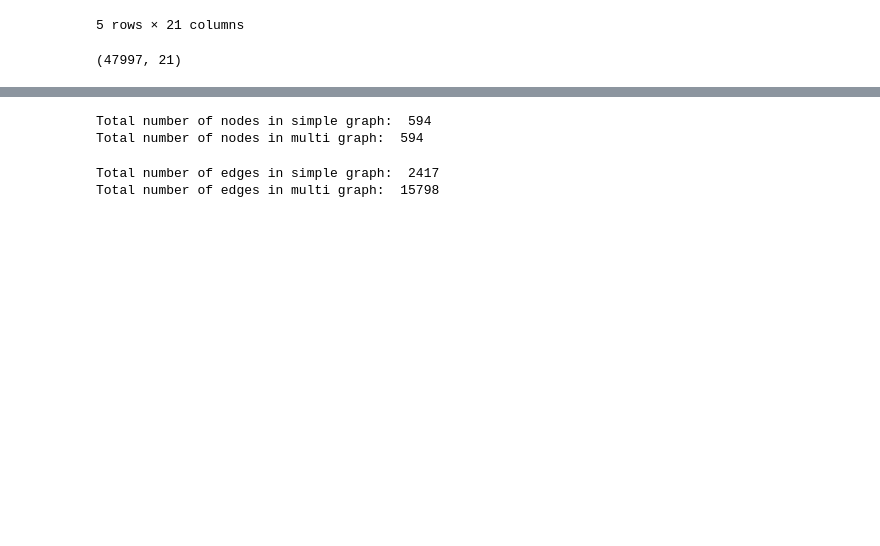
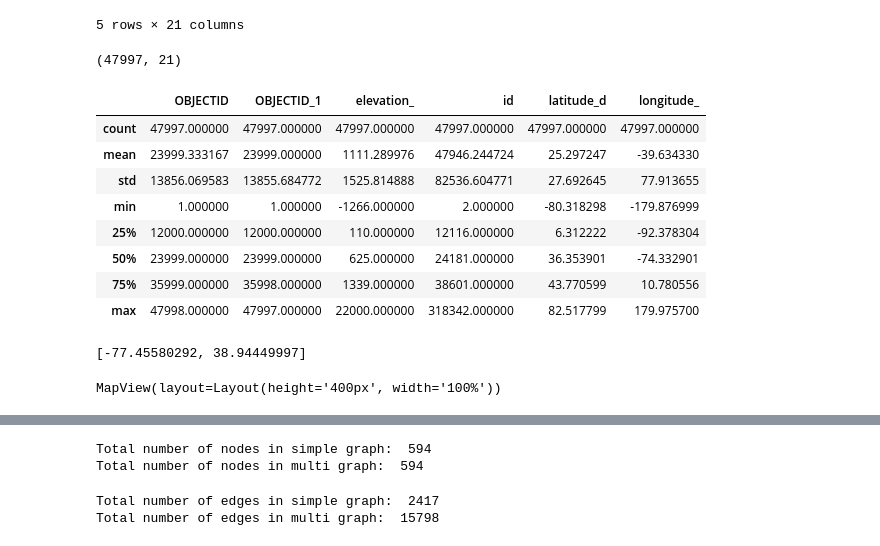
Before and after one commit to GeoJamesJones/GraphAnalysisDemo, a Jupyter notebook: Sample Graph Work.ipynb, the cells around one changed output, grey strips where cells are left out. Drawn from its saved outputs; the diff is of its cells as text; code cells hidden in the pictures; blank space fills up the shorter version.

```diff
--- a/Sample Graph Work.ipynb
+++ b/Sample Graph Work.ipynb
@@ -42,6 +54,18 @@ sdf.head()
 sdf.shape
 # %% [output]
 (47997, 21)
+# %%
+sdf.describe()
+# %% [output]
+|  | OBJECTID | OBJECTID_1 | elevation_ | id | latitude_d | longitude_ |
+| count | 47997.000000 | 47997.000000 | 47997.000000 | 47997.000000 | 47997.000000 | 47997.000000 |
+| mean | 23999.333167 | 23999.000000 | 1111.289976 | 47946.244724 | 25.297247 | -39.634330 |
+| std | 13856.069583 | 13855.684772 | 1525.814888 | 82536.604771 | 27.692645 | 77.913655 |
+| min | 1.000000 | 1.000000 | -1266.000000 | 2.000000 | -80.318298 | -179.876999 |
+| 25% | 12000.000000 | 12000.000000 | 110.000000 | 12116.000000 | 6.312222 | -92.378304 |
+| 50% | 23999.000000 | 23999.000000 | 625.000000 | 24181.000000 | 36.353901 | -74.332901 |
+| 75% | 35999.000000 | 35998.000000 | 1339.000000 | 38601.000000 | 43.770599 | 10.780556 |
+| max | 47998.000000 | 47997.000000 | 22000.000000 | 318342.000000 | 82.517799 | 179.975700 |
 # %%
 G = nx.Graph()
 mG = nx.MultiDiGraph()
@@ -54,3 +78,12 @@ for row in sdf.iterrows():
     lat = row[1]['latitude_d']
     long = row[1]['longitude_']
     airports[ident] = [long, lat]
+# %%
+airports['IAD']
+# %% [output]
+[-77.45580292, 38.94449997]
+# %%
+airports_map = gis.map()
+airports_map
+# %% [output]
+MapView(layout=Layout(height='400px', width='100%'))
```
Also changed, not shown: parts of 11 cells of this notebook, 4 other files.
